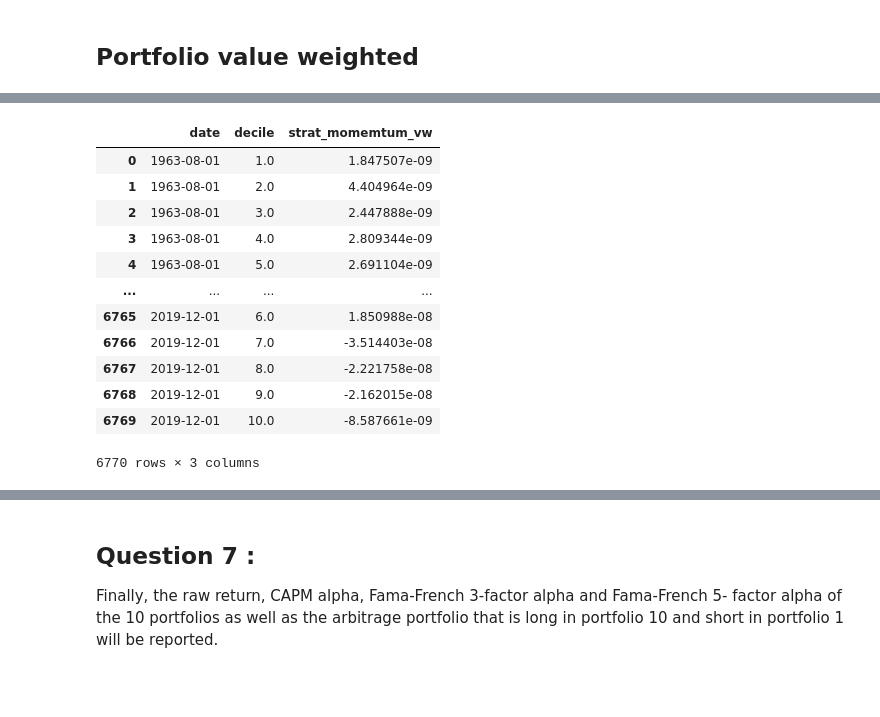
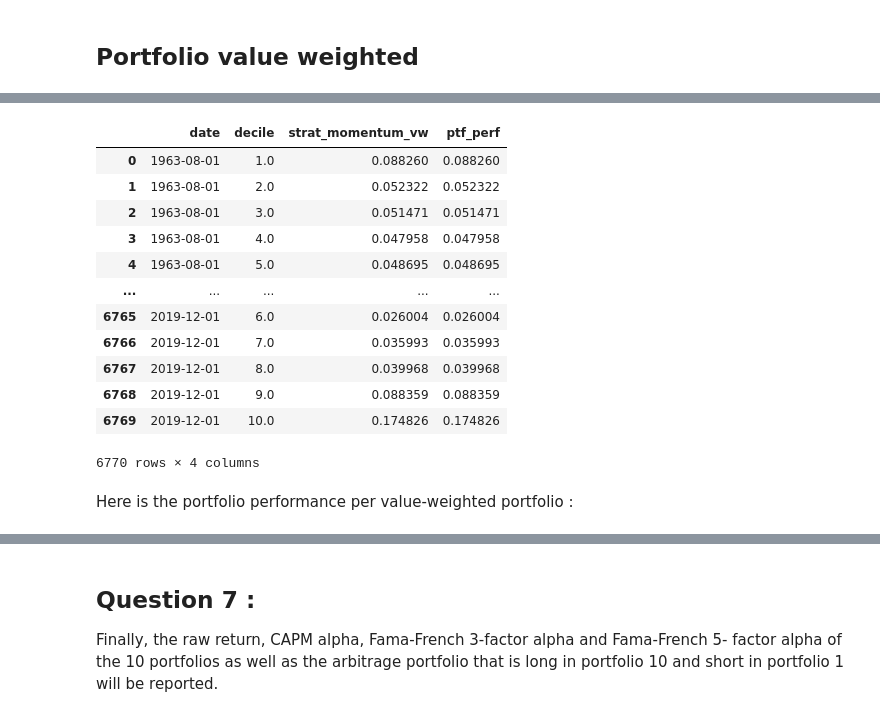
Before and after one commit to nilsjanvier/msc_fbd_portfolflio_trading, a Jupyter notebook: momentum_trading_project.ipynb, the cells around one changed output, grey strips where cells are left out. Drawn from its saved outputs; the diff is of its cells as text; code cells hidden in the pictures; blank space fills up the shorter version.

```diff
--- a/momentum_trading_project.ipynb
+++ b/momentum_trading_project.ipynb
@@ -200,6 +214,6 @@ ptf_equ
 # %%
 df1['temp'] = list(zip(df1.date, df1.decile))
-df1['AR_mean'] = df1.temp.map(dict(ptf_equ['AR_mean']))
+df1['AR_mean'] = df1.temp.map(dict(ptf_equally_weighted['AR_mean']))
 df1.drop(columns=['temp'], inplace=True)
 # %%
 #df1['strat_momentum'] = np.where(df1['AR_mean']>=0, df1['RET'], -1*df1['RET'])
@@ -260,0 +295,3 @@ fig.show()
+# %%
+total_mc = df1.groupby(['date', 'decile'])[['market_cap']].sum()
+total_mc.reset_index()
@@ -261,6 +312,8 @@ fig.show()
+# %%
+df1['temp'] = list(zip(df1.date, df1.decile))
+df1['total_mc'] = df1.temp.map(dict(total_mc['market_cap']))
+df1.drop(columns=['temp'], inplace=True)
 # %%
-total_mc = df1.market_cap.sum()
-print(f'toatal market capitalisation total_mc = {total_mc}')
 #df1['strat_momemtum_vw'] = np.where(df1['AR_mean']>=0, df1['RET'], -1*df1['RET'])
-df1['strat_momemtum_vw'] = df1['RET']*df1['market_cap']/total_mc
+df1['strat_momentum_vw'] = df1['RET']*df1['market_cap']/df1['total_mc']
 df1
@@ -267,17 +334,20 @@ df1
 # %%
-ptf_value_weighted =  df1.groupby(['date', 'decile'])[['strat_momemtum_vw']].agg(np.mean).reset_index()
+ptf_value_weighted =  df1.groupby(['date', 'decile'])[['strat_momentum_vw']].sum().reset_index()
+ptf_value_weighted['ptf_perf'] = ptf_value_weighted['strat_momentum_vw']
 ptf_value_weighted
 # %% [output]
-|  | date | decile | strat_momemtum_vw |
-| 0 | 1963-08-01 | 1.0 | 1.847507e-09 |
-| 1 | 1963-08-01 | 2.0 | 4.404964e-09 |
-| 2 | 1963-08-01 | 3.0 | 2.447888e-09 |
-| 3 | 1963-08-01 | 4.0 | 2.809344e-09 |
-| 4 | 1963-08-01 | 5.0 | 2.691104e-09 |
-| ... | ... | ... | ... |
-| 6765 | 2019-12-01 | 6.0 | 1.850988e-08 |
-| 6766 | 2019-12-01 | 7.0 | -3.514403e-08 |
-| 6767 | 2019-12-01 | 8.0 | -2.221758e-08 |
-| 6768 | 2019-12-01 | 9.0 | -2.162015e-08 |
-| 6769 | 2019-12-01 | 10.0 | -8.587661e-09 |
+|  | date | decile | strat_momentum_vw | ptf_perf |
+| 0 | 1963-08-01 | 1.0 | 0.088260 | 0.088260 |
+| 1 | 1963-08-01 | 2.0 | 0.052322 | 0.052322 |
+| 2 | 1963-08-01 | 3.0 | 0.051471 | 0.051471 |
+| 3 | 1963-08-01 | 4.0 | 0.047958 | 0.047958 |
+| 4 | 1963-08-01 | 5.0 | 0.048695 | 0.048695 |
+| ... | ... | ... | ... | ... |
+| 6765 | 2019-12-01 | 6.0 | 0.026004 | 0.026004 |
+| 6766 | 2019-12-01 | 7.0 | 0.035993 | 0.035993 |
+| 6767 | 2019-12-01 | 8.0 | 0.039968 | 0.039968 |
+| 6768 | 2019-12-01 | 9.0 | 0.088359 | 0.088359 |
+| 6769 | 2019-12-01 | 10.0 | 0.174826 | 0.174826 |
-6770 rows × 3 columns
+6770 rows × 4 columns
+# %% [markdown]
+Here is the portfolio performance per value-weighted portfolio :
```
Also changed, not shown: parts of 53 cells of this notebook, 1 other file.
